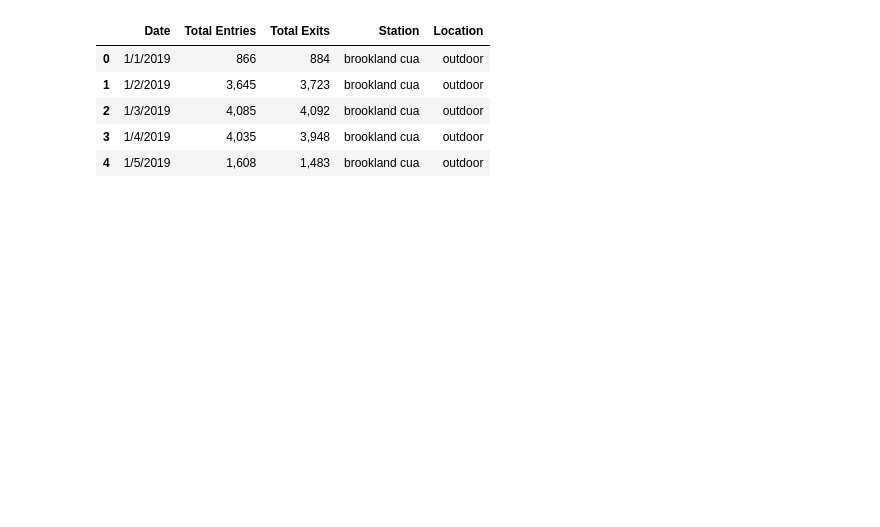
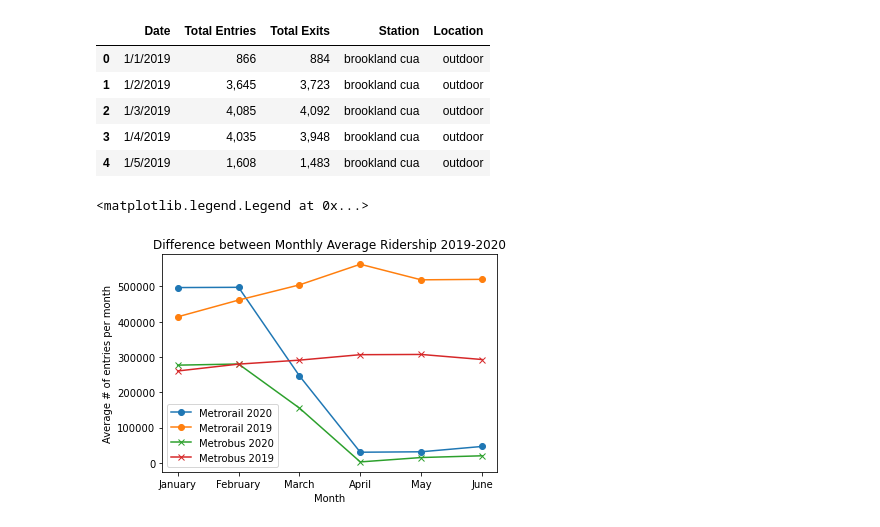
Before and after one commit to kylearbide/DC-Metro-Ridership-Covid, a Jupyter notebook: analysis.ipynb, the cells around one changed output. Cells and saved outputs as stored; diff of their text form; code cells hidden in the pictures; blank space fills up the shorter version.

```diff
--- a/analysis.ipynb
+++ b/analysis.ipynb
@@ -23,3 +25,47 @@ metrorail_station_df.head()
 | 2 | 1/3/2019 | 4,085 | 4,092 | brookland cua | outdoor |
 | 3 | 1/4/2019 | 4,035 | 3,948 | brookland cua | outdoor |
 | 4 | 1/5/2019 | 1,608 | 1,483 | brookland cua | outdoor |
+# %%
+# Set Dates
+metrorail_station_df["Date"] = pd.to_datetime(metrorail_station_df["Date"])
+metrorail_df["Date"] = pd.to_datetime(metrorail_df["Date"])
+metrobus_df["Date"] = pd.to_datetime(metrobus_df["Date"])
+# Set Entries/Exits dtype
+metrobus_df['Total Entries'] = pd.to_numeric(metrobus_df['Total Entries'].str.replace(",",""))
+metrorail_df['Total Entries'] = pd.to_numeric(metrorail_df['Total Entries'].str.replace(",",""))
+metrorail_station_df['Total Entries'] = pd.to_numeric(metrorail_station_df['Total Entries'].str.replace(",",""))
+# %%
+# Get Day of the Week
+metrorail_station_df['DOTW'] = metrorail_station_df['Date'].dt.day_name()
+metrorail_df['DOTW'] = metrorail_df['Date'].dt.day_name()
+metrobus_df['DOTW'] = metrobus_df['Date'].dt.day_name()
+# %%
+# Comparing January-> June of 2019 - 2020
+metrorail_2020 = metrorail_df.loc[(metrorail_df['Date'] >= '1/1/2020') & (metrorail_df['Date'] < '7/1/2020')]
+metrorail_2019 = metrorail_df.loc[(metrorail_df['Date'] >= '1/1/2019') & (metrorail_df['Date'] < '7/1/2019')]
+metrobus_2020 = metrobus_df.loc[(metrobus_df['Date'] >= '1/1/2020') & (metrobus_df['Date'] < '7/1/2020')]
+metrobus_2019 = metrobus_df.loc[(metrobus_df['Date'] >= '1/1/2019') & (metrobus_df['Date'] < '7/1/2019')]
+
+# Group by month
+rail_2020_monthly = metrorail_2020.groupby(pd.PeriodIndex(metrorail_2020['Date'], freq="M"))['Total Entries'].mean().reset_index()
+rail_2019_monthly = metrorail_2019.groupby(pd.PeriodIndex(metrorail_2019['Date'], freq="M"))['Total Entries'].mean().reset_index()
+bus_2020_monthly = metrobus_2020.groupby(pd.PeriodIndex(metrobus_2020['Date'], freq="M"))['Total Entries'].mean().reset_index()
+bus_2019_monthly = metrobus_2019.groupby(pd.PeriodIndex(metrobus_2019['Date'], freq="M"))['Total Entries'].mean().reset_index()
+# %%
+rail_2020_monthly['Month'] = ['January',"February","March","April","May",'June']
+rail_2019_monthly['Month'] = ['January',"February","March","April","May",'June']
+bus_2020_monthly['Month'] = ['January',"February","March","April","May",'June']
+bus_2019_monthly['Month'] = ['January',"February","March","April","May",'June']
+# %%
+fig, ax = plt.subplots()
+ax.plot(rail_2020_monthly['Month'],pd.to_numeric(rail_2020_monthly['Total Entries']),label="Metrorail 2020",marker='o')
+ax.plot(rail_2019_monthly['Month'],pd.to_numeric(rail_2019_monthly['Total Entries']),label="Metrorail 2019",marker='o')
+ax.plot(bus_2020_monthly['Month'],pd.to_numeric(bus_2020_monthly['Total Entries']),label="Metrobus 2020",marker='x')
+ax.plot(bus_2019_monthly['Month'],pd.to_numeric(bus_2019_monthly['Total Entries']),label="Metrobus 2019",marker='x')
+ax.set_title("Difference between Monthly Average Ridership 2019-2020")
+ax.set_xlabel("Month")
+ax.set_ylabel("Average # of entries per month")
+ax.legend()
+# %% [output]
+<matplotlib.legend.Legend at 0x...>
+[figure, added]
```
Also changed, not shown: parts of 8 cells of this notebook.
